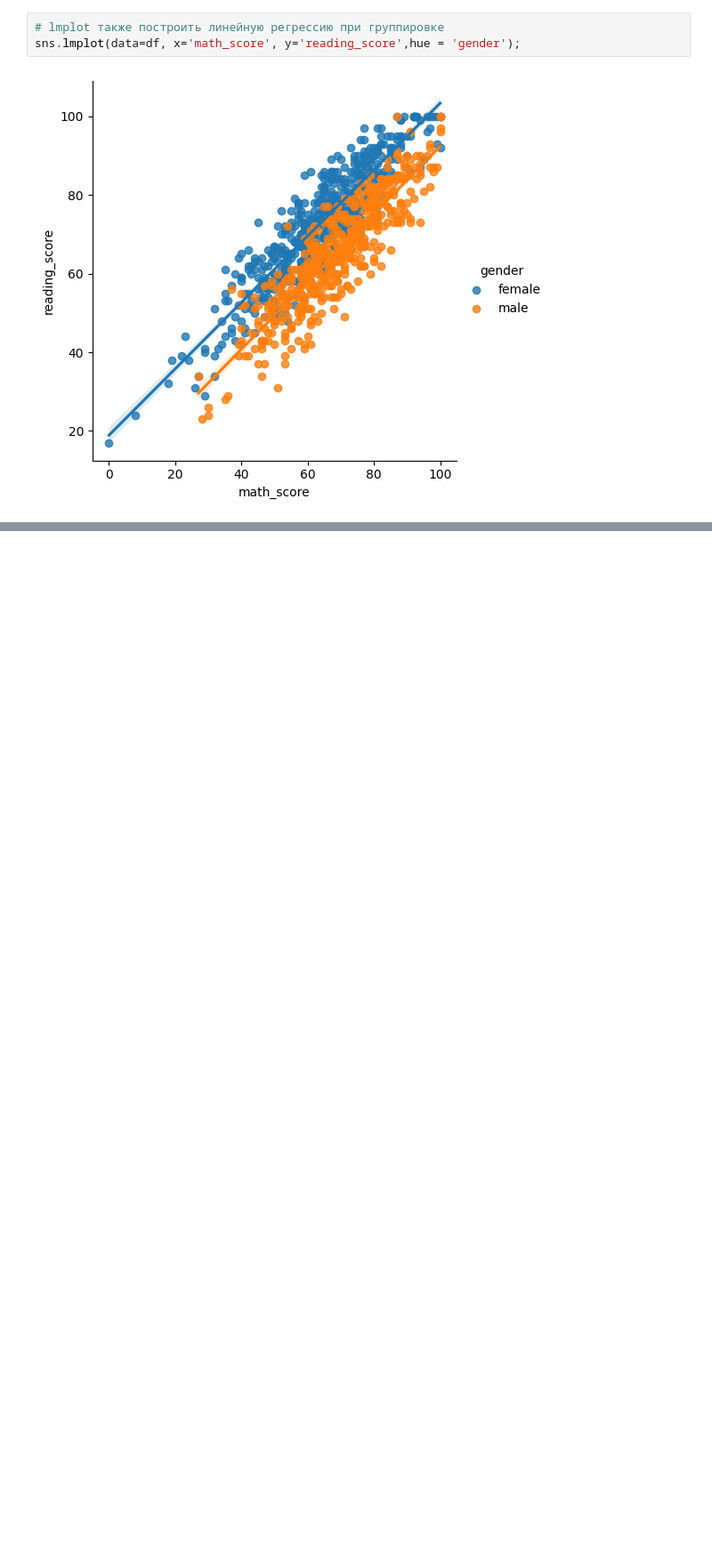
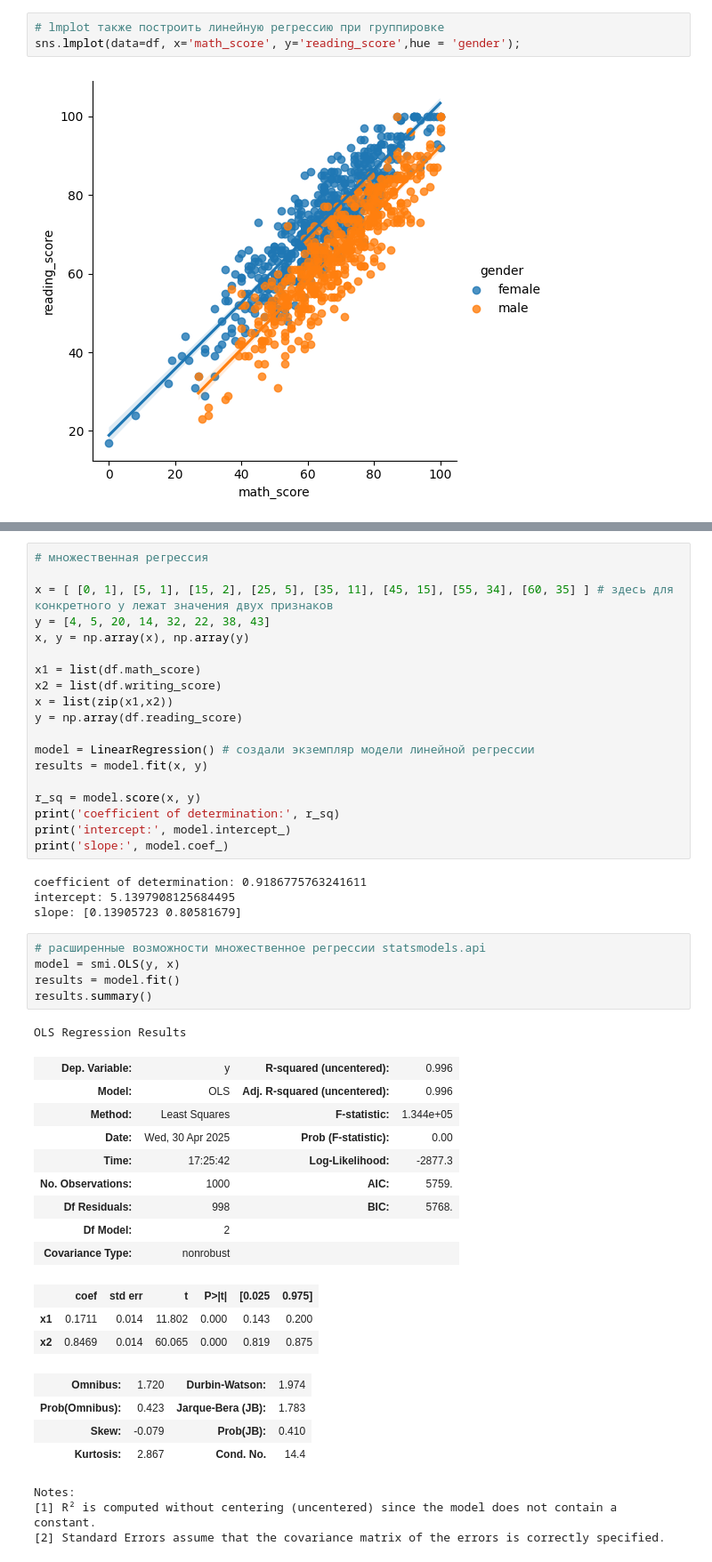
Before and after one commit to AlexTmbMifi/ML-Projects.-Statistics, a Jupyter notebook: StudentAnalys.ipynb, the cells around one changed output, grey strips where cells are left out. Shown at 89% size. Cells and saved outputs as stored; diff of their text form; blank space fills up the shorter version.

```diff
--- a/StudentAnalys.ipynb
+++ b/StudentAnalys.ipynb
@@ -445,0 +470,49 @@ sns.lmplot(data=df, x='math_score', y='reading_score',hue = 'gender');
+# %%
+# множественная регрессия
+
+x = [ [0, 1], [5, 1], [15, 2], [25, 5], [35, 11], [45, 15], [55, 34], [60, 35] ] # здесь для конкретного y лежат значения двух признаков
+y = [4, 5, 20, 14, 32, 22, 38, 43]
+x, y = np.array(x), np.array(y)
+
+x1 = list(df.math_score)
+x2 = list(df.writing_score)
+x = list(zip(x1,x2))
+y = np.array(df.reading_score)
+
+model = LinearRegression() # создали экземпляр модели линейной регрессии
+results = model.fit(x, y)
+
+r_sq = model.score(x, y)
+print('coefficient of determination:', r_sq)
+print('intercept:', model.intercept_)
+print('slope:', model.coef_)
+# %% [output]
+coefficient of determination: 0.9186775763241611
+intercept: 5.1397908125684495
+slope: [0.13905723 0.80581679]
+# %%
+# расширенные возможности множественное регрессии statsmodels.api
+model = smi.OLS(y, x)
+results = model.fit()
+results.summary()
+# %% [output]
+OLS Regression Results
+| Dep. Variable: | y | R-squared (uncentered): | 0.996 |
+| Model: | OLS | Adj. R-squared (uncentered): | 0.996 |
+| Method: | Least Squares | F-statistic: | 1.344e+05 |
+| Date: | Wed, 30 Apr 2025 | Prob (F-statistic): | 0.00 |
+| Time: | 17:25:42 | Log-Likelihood: | -2877.3 |
+| No. Observations: | 1000 | AIC: | 5759. |
+| Df Residuals: | 998 | BIC: | 5768. |
+| Df Model: | 2 |  |  |
+| Covariance Type: | nonrobust |  |  |
+|  | coef | std err | t | P>|t| | [0.025 | 0.975] |
+| x1 | 0.1711 | 0.014 | 11.802 | 0.000 | 0.143 | 0.200 |
+| x2 | 0.8469 | 0.014 | 60.065 | 0.000 | 0.819 | 0.875 |
+| Omnibus: | 1.720 | Durbin-Watson: | 1.974 |
+| Prob(Omnibus): | 0.423 | Jarque-Bera (JB): | 1.783 |
+| Skew: | -0.079 | Prob(JB): | 0.410 |
+| Kurtosis: | 2.867 | Cond. No. | 14.4 |
+Notes:
+[1] R² is computed without centering (uncentered) since the model does not contain a constant.
+[2] Standard Errors assume that the covariance matrix of the errors is correctly specified.
```
Also changed, not shown: parts of 6 cells of this notebook.
